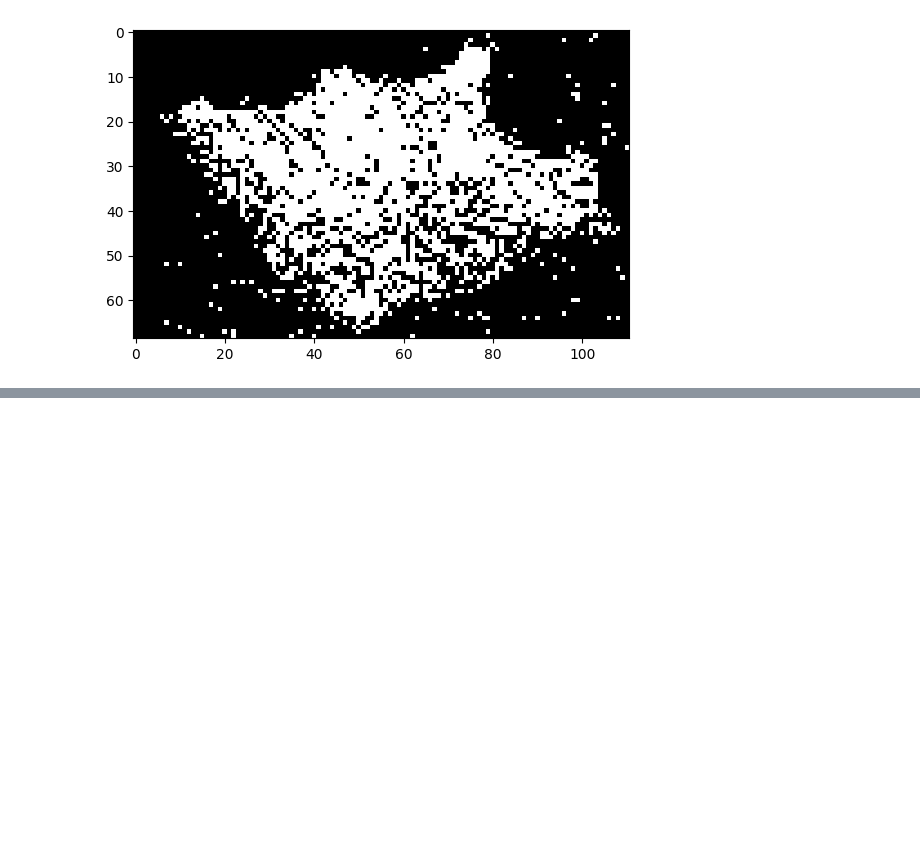
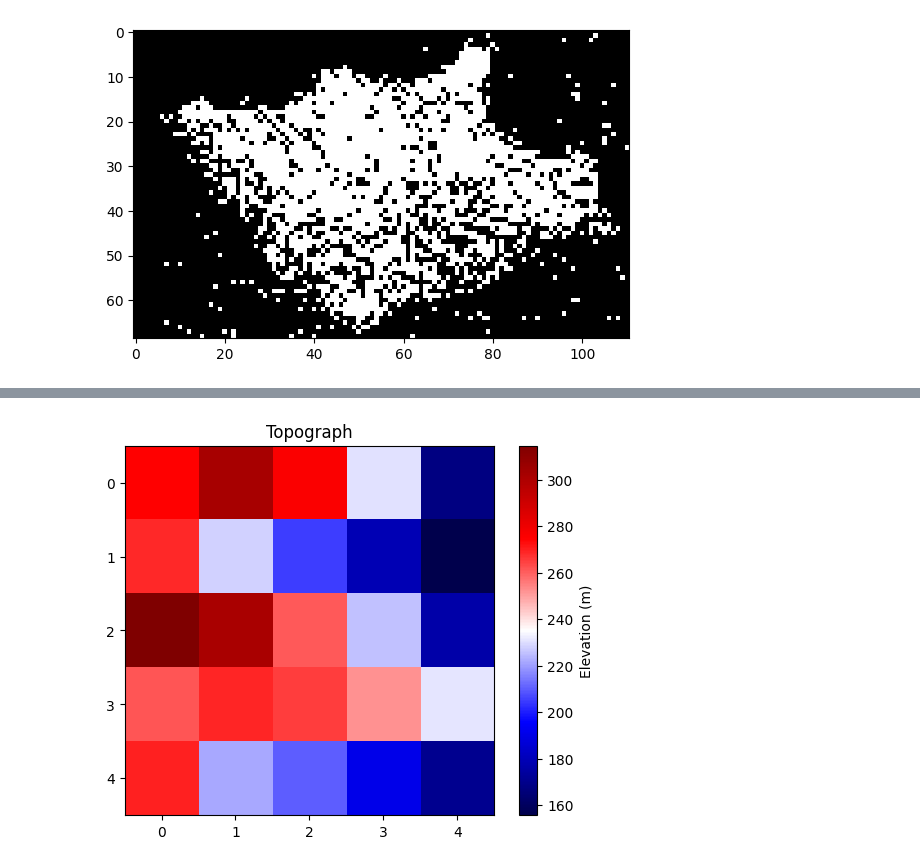
Before and after one commit to claraelisabeth/Adv_Modelling_and_Simulation, a Jupyter notebook: notebooks/optimization_santa_rosa.ipynb, the cells around one changed output, grey strips where cells are left out. Saved outputs shown, nothing was run; the diff lists cells and outputs as text; code cells hidden in the pictures; blank space fills up the shorter version.

```diff
--- a/notebooks/optimization_santa_rosa.ipynb
+++ b/notebooks/optimization_santa_rosa.ipynb
@@ -259,0 +331,8 @@ differential_evolution step 12: f(x)= 0.48193244304791827
+# %%
+n = 2
+plt.imshow(topo[pos[0]-n:pos[0]+n+1, pos[1]-n:pos[1]+n+1], cmap="seismic")
+plt.colorbar(label="Elevation (m)")
+plt.title("Topograph")
+plt.show()
+# %% [output]
+[figure, added]
```
Also changed, not shown: parts of 13 cells of this notebook.
